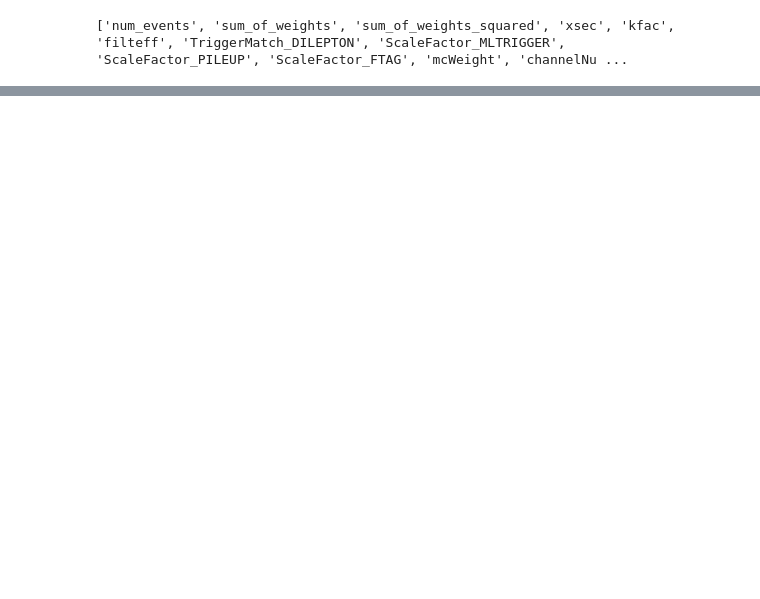
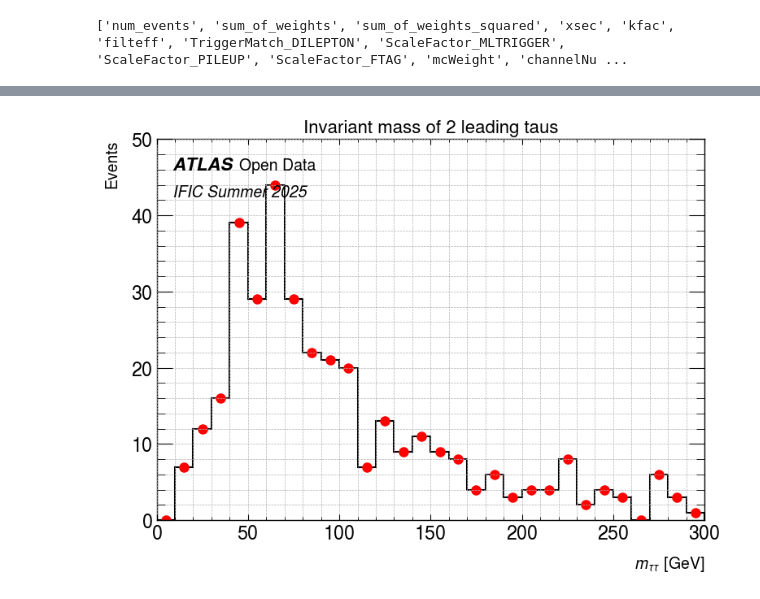
Before and after one commit to M0V1/IFIC-SM-2025, a Jupyter notebook: Htautau.ipynb, the cells around one changed output, grey strips where cells are left out. Saved outputs shown, nothing was run; the diff lists cells and outputs as text; code cells hidden in the pictures; blank space fills up the shorter version.

```diff
--- a/Htautau.ipynb
+++ b/Htautau.ipynb
@@ -36,0 +95,30 @@ with uproot.open(ttbar) as file1:
+# %%
+import matplotlib.patches as patches
+plt.figure(figsize=(8, 6))
+#plt.hist(invmasses, bins=50, range=(0, 300), histtype='step', color='black', linewidth=1.5)
+counts, bins, patches = plt.hist(invmasses, bins=30,range=(0, 300), histtype='step', color='black', linewidth=1.5)
+
+bin_centers = 0.5 * (bins[:-1] + bins[1:])
+
+# Ajout des points au centre des bins
+plt.plot(bin_centers, counts, 'o', color='red', label='Points')
+plt.xlabel(r"$m_{\tau\tau}$ [GeV]", fontsize=14, labelpad=10)
+plt.ylabel("Events", fontsize=14, labelpad=10)
+plt.title("Invariant mass of 2 leading taus", fontsize=16)
+
+# Ajout du texte ATLAS
+plt.text(0.03, 0.92, "ATLAS", transform=plt.gca().transAxes, fontsize=16, fontweight='bold', fontstyle='italic')
+plt.text(0.15, 0.92, "Open Data", transform=plt.gca().transAxes, fontsize=14)
+plt.text(0.03, 0.85, "IFIC Summer 2025", transform=plt.gca().transAxes, fontsize=14, style='italic')
+
+
+# Ajout d'une grille
+plt.grid(True, which="both", linestyle='--', linewidth=0.5)
+
+# Ajustement des marges
+plt.tight_layout()
+
+# Affichage du graphique
+plt.show()
+# %% [output]
+[figure, added]
```
Also changed, not shown: parts of 4 cells of this notebook.
